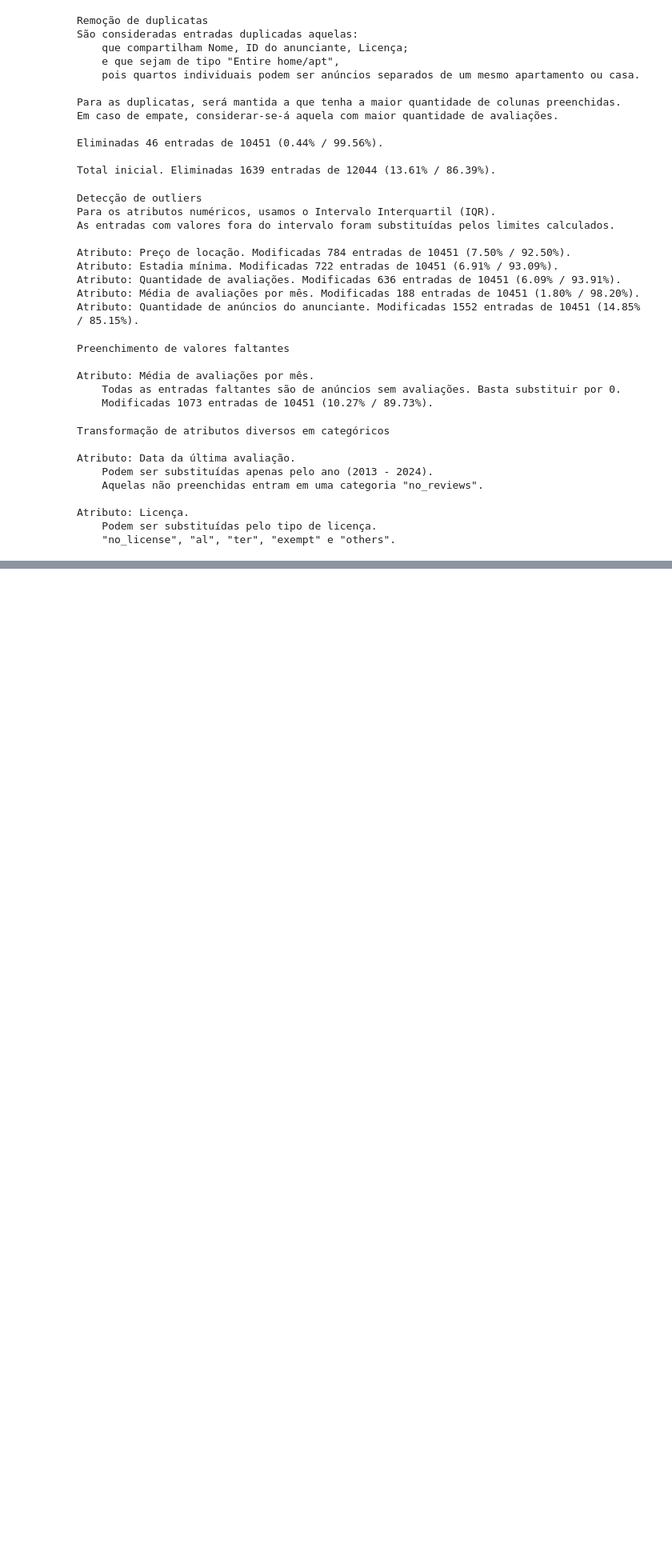
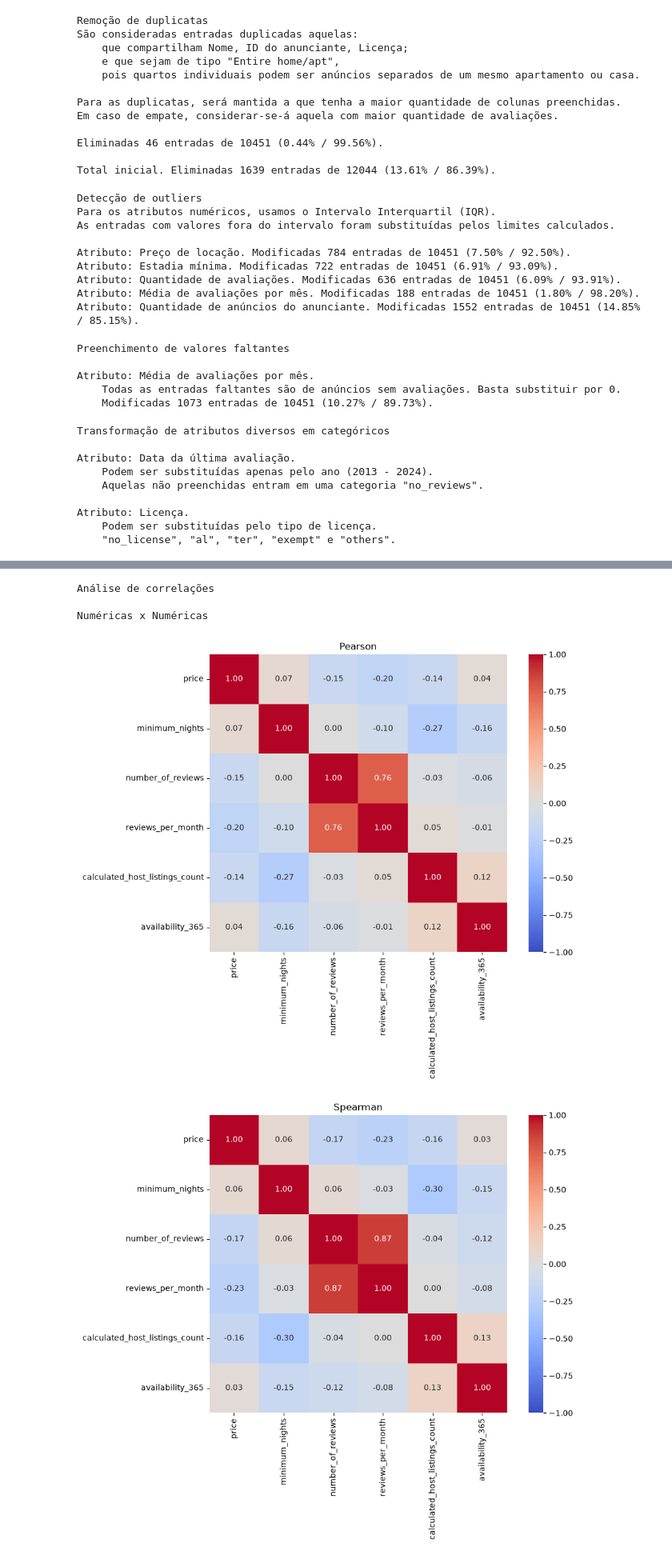
Before and after one commit to gabdumal/data_mining, a Jupyter notebook: assignment_2/main.ipynb, the cells around one changed output, grey strips where cells are left out. Shown at 80% size. Saved outputs shown, nothing was run; the diff lists cells and outputs as text; code cells hidden in the pictures; blank space fills up the shorter version.

Commit message:
Calculate correlation between numerical attributes

```diff
--- a/assignment_2/main.ipynb
+++ b/assignment_2/main.ipynb
@@ -985,0 +962,66 @@ Estadia mínima
+# %%
+import seaborn as sns
+from pandas.plotting import scatter_matrix
+
+print(f"{open_bold}Análise de correlações{close_bold}\n")
+
+print(f"{open_bold}Numéricas x Numéricas{close_bold}\n")
+
+df9 = df8.copy()
+
+numeric_data = df9[numeric_columns]
+
+pearson = numeric_data.corr(method="pearson")
+spearman = numeric_data.corr(method="spearman")
+
+
+def generate_correlation_matrix(matrix: pd.DataFrame, title: str):
+    plt.figure(figsize=(10, 8))
+    sns.heatmap(
+        matrix,
+        annot=True,  # mostra os valores
+        fmt=".2f",  # duas casas decimais
+        cmap="coolwarm",
+        vmin=-1,
+        vmax=1,
+        center=0,
+        square=True,
+    )
+    plt.title(title)
+    plt.tight_layout()
+    plt.show()
+
+
+generate_correlation_matrix(pearson, "Pearson")
+generate_correlation_matrix(spearman, "Spearman")
+
+
+axes = scatter_matrix(
+    numeric_data,
+    diagonal="kde",
+    figsize=(14, 14),
+)
+correlation = numeric_data.corr(method="pearson")
+for i, j in zip(*np.triu_indices_from(axes, k=1)):
+    axes[i, j].annotate(
+        f"{correlation.iloc[i, j]:.3f}",
+        (0.8, 0.8),
+        xycoords="axes fraction",
+        ha="center",
+        va="center",
+    )
+plt.suptitle("Matriz de dispersão e correlação de Pearson")
+plt.tight_layout()
+plt.show()
+
+print(
+    f'Foi constatada uma correlação muito forte entre {open_bold}"Quantidade de avaliações"{close_bold} e {open_bold}"Quantidade de avaliações por mês"{close_bold}.\nDecidimos remover a {open_bold}"Quantidade de avaliações por mês"{close_bold}, dado que a maioria dos anúncios tende a ter avaliações recentes.'
+)
+
+df9 = df9.drop(columns=["reviews_per_month"])
+# %% [output]
+Análise de correlações
+
+Numéricas x Numéricas
+[figure, added]
+[figure, added]
```
Also changed, not shown: parts of 6 cells of this notebook, 1 other file.
